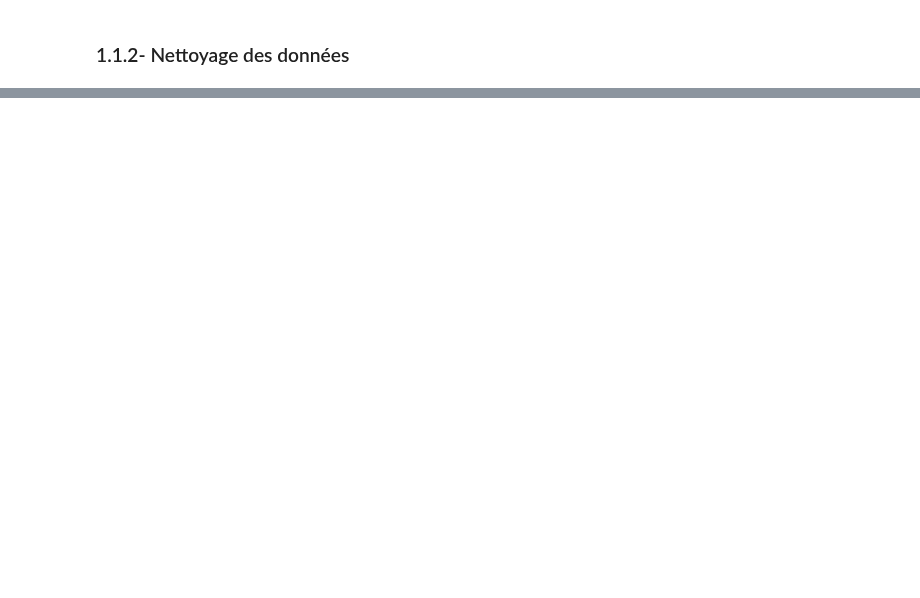
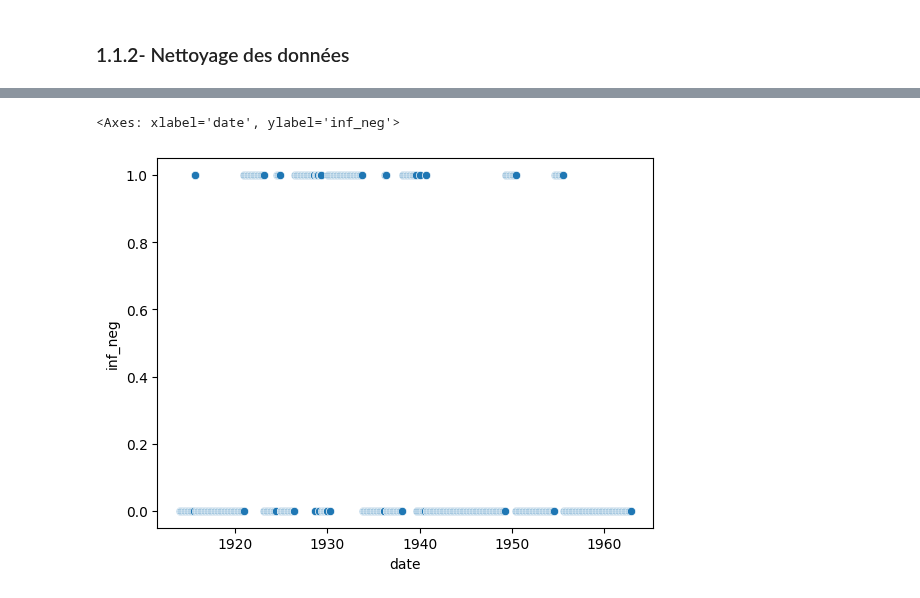
Before and after one commit to Rapamel/ProjetPythonDatascience, a Jupyter notebook: Main_Inflation.ipynb, the cells around one changed output, grey strips where cells are left out. Cells and saved outputs as stored; diff of their text form; code cells hidden in the pictures; blank space fills up the shorter version.

Commit message:
nettoyage et début de traitement des données (inflation négative mais pas du tout fini)

```diff
--- a/Main_Inflation.ipynb
+++ b/Main_Inflation.ipynb
@@ -75,0 +149,5 @@ ValueError: Invalid file path or buffer object type: <class 'requests.models.Res
+# %%
+index_14=CPI_Urban.index[CPI_Urban['date'] == '1914-01-01'][0]
+index_end=CPI_Urban.index[CPI_Urban['date'] == '1963-01-01'][0]
+
+print(index_14, index_end)
@@ -75,0 +156,11 @@ ValueError: Invalid file path or buffer object type: <class 'requests.models.Res
+# %%
+#On ne calcule le taux d'inflation annuel que pour la période considérée
+CPI_Urban['inf_an']=0
+
+for i in range(index_14,index_end+1):
+    b=CPI_Urban.loc[i,'value']
+    a=CPI_Urban.loc[i-12,'value']
+    CPI_Urban.at[i, 'inf_an']=((b-a)/a)*100
+
+
+CPI_Urban.head(20)
@@ -75,0 +187,4 @@ ValueError: Invalid file path or buffer object type: <class 'requests.models.Res
+# %%
+CPI_sub = CPI_Urban[(CPI_Urban['year'] > 1913) & (CPI_Urban['year'] < 1963)]
+CPI_sub.head(10)
+CPI_sub.tail(10)
@@ -75,0 +223,5 @@ ValueError: Invalid file path or buffer object type: <class 'requests.models.Res
+# %%
+# Création d'une indicatrice inf_neg qui prend la valeur 1 si l'inflation est négative et 0 sinon
+CPI_sub['inf_neg']=0
+CPI_sub.loc[CPI_sub['inf_an'] < 0, 'inf_neg'] = 1
+CPI_sub.head(30)
@@ -75,0 +265,7 @@ ValueError: Invalid file path or buffer object type: <class 'requests.models.Res
+# %%
+# Graphique simple pour visualiser les périodes
+import seaborn as sns
+sns.scatterplot(x=CPI_sub["date"], y=CPI_sub["inf_neg"])
+# %% [output]
+<Axes: xlabel='date', ylabel='inf_neg'>
+[figure, added]
```
Also changed, not shown: parts of 23 cells of this notebook.
